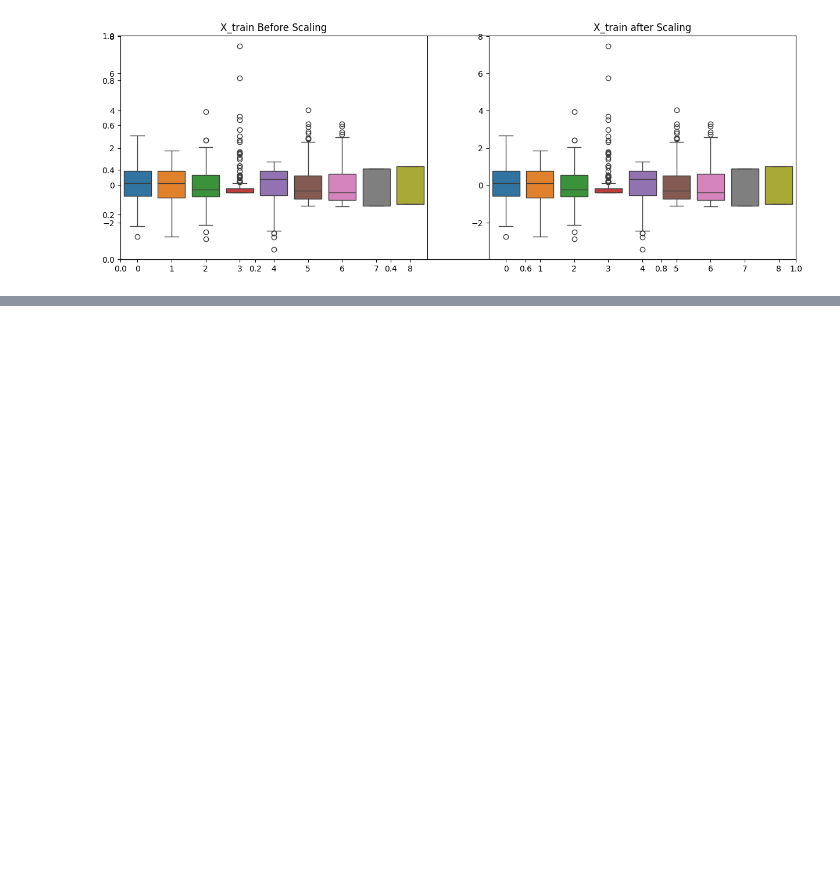
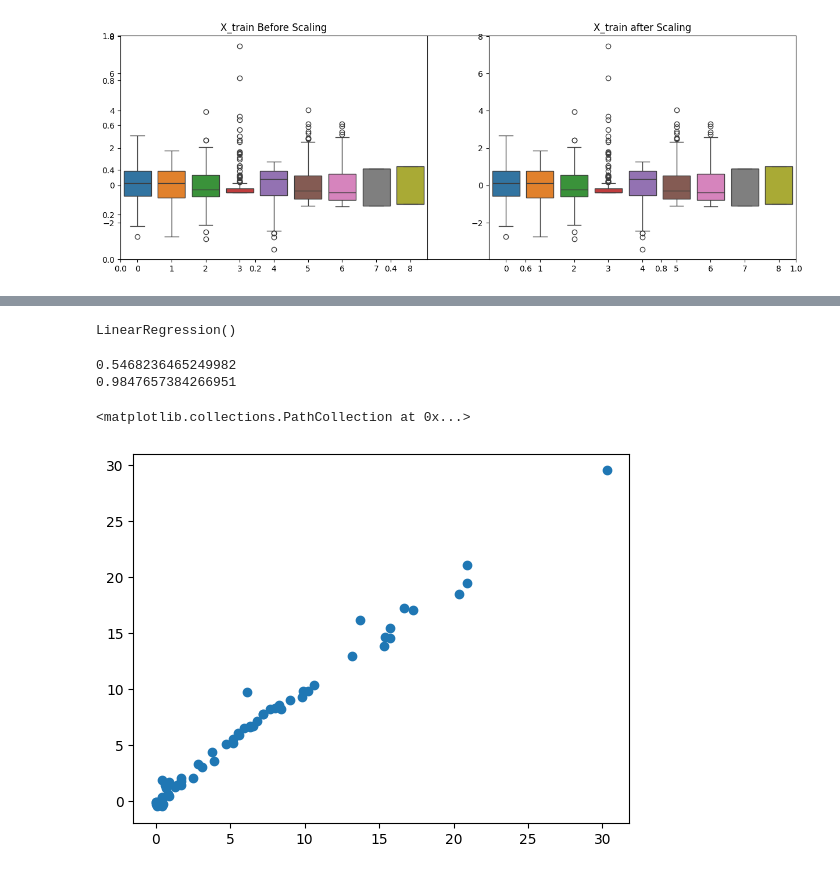
Before and after one commit to manishparihar3618/data-science, a Jupyter notebook: 04_Machine_learning/02_Ridge_Lasso_ElasticNet_Regression/model_training_on_cleaned_dataset.ipynb, the cells around one changed output, grey strips where cells are left out. Cells and saved outputs as stored; diff of their text form; code cells hidden in the pictures; blank space fills up the shorter version.

```diff
--- a/04_Machine_learning/02_Ridge_Lasso_ElasticNet_Regression/model_training_on_cleaned_dataset.ipynb
+++ b/04_Machine_learning/02_Ridge_Lasso_ElasticNet_Regression/model_training_on_cleaned_dataset.ipynb
@@ -164,0 +169,8 @@ Text(0.5, 1.0, 'X_train after Scaling')
+# %%
+linear = LinearRegression()
+# %%
+linear.fit(X_train_scaled,Y_train)
+# %% [output]
+LinearRegression()
+# %%
+y_pred = linear.predict(X_test_scaled)
@@ -164,0 +182,11 @@ Text(0.5, 1.0, 'X_train after Scaling')
+# %%
+print(mae)
+print(r2score)
+# %% [output]
+0.5468236465249982
+0.9847657384266951
+# %%
+plt.scatter(Y_test,y_pred)
+# %% [output]
+<matplotlib.collections.PathCollection at 0x...>
+[figure, added]
```
Also changed, not shown: parts of 9 cells of this notebook.
